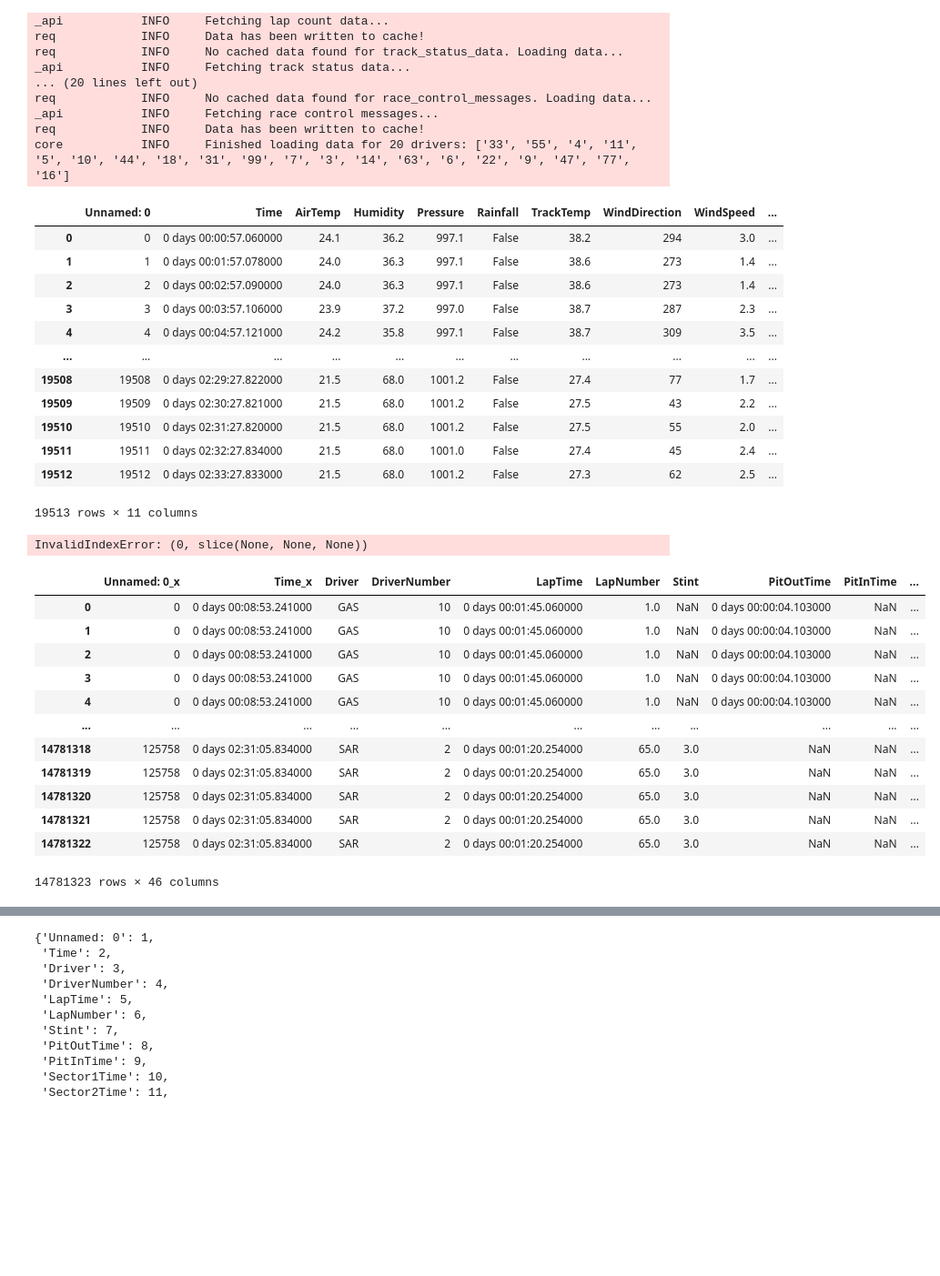
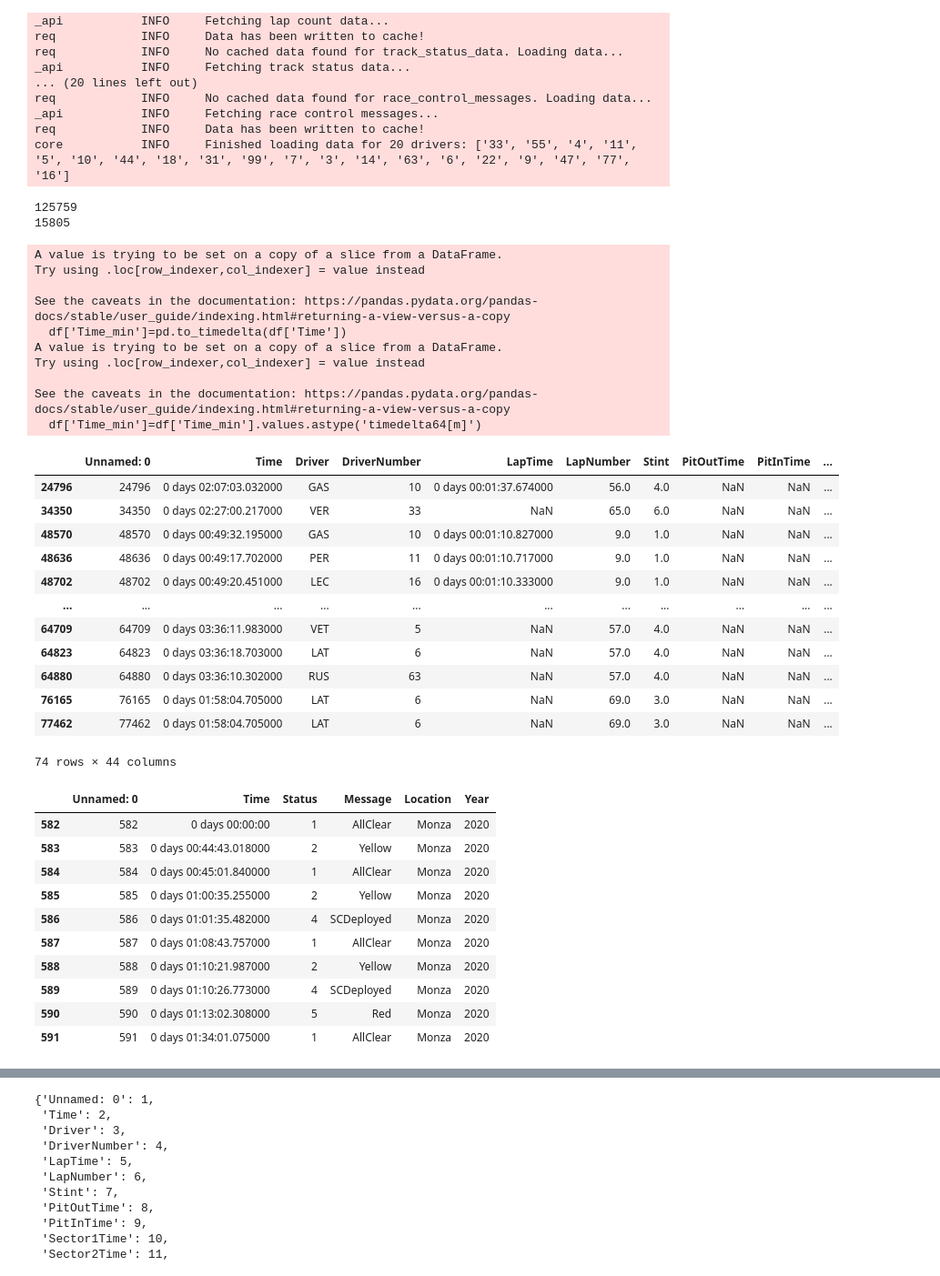
Before and after one commit to le-dav/f1-binottor, a Jupyter notebook: notebooks/exploration.ipynb, the cells around one changed output, grey strips where cells are left out. Shown at 91% size. Cells and saved outputs as stored; diff of their text form; code cells hidden in the pictures; blank space fills up the shorter version.

Commit message:
Work in progress: merge_weather and merge_track_status

```diff
--- a/notebooks/exploration.ipynb
+++ b/notebooks/exploration.ipynb
@@ -36,52 +36,68 @@ core           INFO     Finished loading data for 20 drivers: ['33', '55', '4',
 # %%
 big_laps = pd.read_csv("../raw_data/laps.csv")
 weather = pd.read_csv("../raw_data/weather.csv")
+track = pd.read_csv("../raw_data/track_status.csv")
 
 #fastf1.get_event_schedule(2017)
 #big_laps['Compound'].fillna(method="bfill",limit=3,inplace=True)
 
 #big_laps[['Compound','Year',"LapNumber"]][big_laps['Compound'].isna() & big_laps['LapNumber']==1]
-# %% [output]
-|  | Unnamed: 0 | Time | AirTemp | Humidity | Pressure | Rainfall | TrackTemp | WindDirection | WindSpeed | ... |
-| 0 | 0 | 0 days 00:00:57.060000 | 24.1 | 36.2 | 997.1 | False | 38.2 | 294 | 3.0 | ... |
-| 1 | 1 | 0 days 00:01:57.078000 | 24.0 | 36.3 | 997.1 | False | 38.6 | 273 | 1.4 | ... |
-| 2 | 2 | 0 days 00:02:57.090000 | 24.0 | 36.3 | 997.1 | False | 38.6 | 273 | 1.4 | ... |
-| 3 | 3 | 0 days 00:03:57.106000 | 23.9 | 37.2 | 997.0 | False | 38.7 | 287 | 2.3 | ... |
-| 4 | 4 | 0 days 00:04:57.121000 | 24.2 | 35.8 | 997.1 | False | 38.7 | 309 | 3.5 | ... |
-| ... | ... | ... | ... | ... | ... | ... | ... | ... | ... | ... |
-| 19508 | 19508 | 0 days 02:29:27.822000 | 21.5 | 68.0 | 1001.2 | False | 27.4 | 77 | 1.7 | ... |
-| 19509 | 19509 | 0 days 02:30:27.821000 | 21.5 | 68.0 | 1001.2 | False | 27.5 | 43 | 2.2 | ... |
-| 19510 | 19510 | 0 days 02:31:27.820000 | 21.5 | 68.0 | 1001.2 | False | 27.5 | 55 | 2.0 | ... |
-| 19511 | 19511 | 0 days 02:32:27.834000 | 21.5 | 68.0 | 1001.0 | False | 27.4 | 45 | 2.4 | ... |
-| 19512 | 19512 | 0 days 02:33:27.833000 | 21.5 | 68.0 | 1001.2 | False | 27.3 | 62 | 2.5 | ... |
-19513 rows × 11 columns
-# %%
-big_laps.dtypes
-# %% [output]
-InvalidIndexError: (0, slice(None, None, None))
+# %%
+cleaned_weather= weather.drop_duplicates(subset=['Location','Year','Time_min'], keep='last')
 # %%
 def merge_weather(laps, weather):
     def add_standardized_time(df):
         df['Time_min']=pd.to_timedelta(df['Time'])
         df['Time_min']=df['Time_min'].values.astype('timedelta64[m]')
     add_standardized_time(laps)
     add_standardized_time(weather)
-    laps_extended = laps.merge(weather,on="Time_min",how="left",suffixes=(None,"_w"))
+    # Utiliser df.asfreq(freq='1m',method="ffill") -> to upsample our weather data
+    print(len(laps))
+    print(len(weather))
+    laps_extended = laps.merge(weather,on=["Year","Location","Time_min"],how="left",suffixes=(None,"_w"))
     return laps_extended
 
-laps_extended=merge_weather(big_laps,weather)
+laps_extended=merge_weather(big_laps,cleaned_weather)
 laps_extended
+
+laps_extended[laps_extended['AirTemp'].isna()]
 # %% [output]
+125759
+15805
+A value is trying to be set on a copy of a slice from a DataFrame.
+Try using .loc[row_indexer,col_indexer] = value instead
+
+See the caveats in the documentation: https://pandas.pydata.org/pandas-docs/stable/user_guide/indexing.html#returning-a-view-versus-a-copy
+  df['Time_min']=pd.to_timedelta(df['Time'])
+A value is trying to be set on a copy of a slice from a DataFrame.
+Try using .loc[row_indexer,col_indexer] = value instead
+
+See the caveats in the documentation: https://pandas.pydata.org/pandas-docs/stable/user_guide/indexing.html#returning-a-view-versus-a-copy
+  df['Time_min']=df['Time_min'].values.astype('timedelta64[m]')
-|  | Unnamed: 0_x | Time_x | Driver | DriverNumber | LapTime | LapNumber | Stint | PitOutTime | PitInTime | ... |
-| 0 | 0 | 0 days 00:08:53.241000 | GAS | 10 | 0 days 00:01:45.060000 | 1.0 | NaN | 0 days 00:00:04.103000 | NaN | ... |
-| 1 | 0 | 0 days 00:08:53.241000 | GAS | 10 | 0 days 00:01:45.060000 | 1.0 | NaN | 0 days 00:00:04.103000 | NaN | ... |
-| 2 | 0 | 0 days 00:08:53.241000 | GAS | 10 | 0 days 00:01:45.060000 | 1.0 | NaN | 0 days 00:00:04.103000 | NaN | ... |
-| 3 | 0 | 0 days 00:08:53.241000 | GAS | 10 | 0 days 00:01:45.060000 | 1.0 | NaN | 0 days 00:00:04.103000 | NaN | ... |
-| 4 | 0 | 0 days 00:08:53.241000 | GAS | 10 | 0 days 00:01:45.060000 | 1.0 | NaN | 0 days 00:00:04.103000 | NaN | ... |
+|  | Unnamed: 0 | Time | Driver | DriverNumber | LapTime | LapNumber | Stint | PitOutTime | PitInTime | ... |
+| 24796 | 24796 | 0 days 02:07:03.032000 | GAS | 10 | 0 days 00:01:37.674000 | 56.0 | 4.0 | NaN | NaN | ... |
+| 34350 | 34350 | 0 days 02:27:00.217000 | VER | 33 | NaN | 65.0 | 6.0 | NaN | NaN | ... |
+| 48570 | 48570 | 0 days 00:49:32.195000 | GAS | 10 | 0 days 00:01:10.827000 | 9.0 | 1.0 | NaN | NaN | ... |
+| 48636 | 48636 | 0 days 00:49:17.702000 | PER | 11 | 0 days 00:01:10.717000 | 9.0 | 1.0 | NaN | NaN | ... |
+| 48702 | 48702 | 0 days 00:49:20.451000 | LEC | 16 | 0 days 00:01:10.333000 | 9.0 | 1.0 | NaN | NaN | ... |
 | ... | ... | ... | ... | ... | ... | ... | ... | ... | ... | ... |
-| 14781318 | 125758 | 0 days 02:31:05.834000 | SAR | 2 | 0 days 00:01:20.254000 | 65.0 | 3.0 | NaN | NaN | ... |
-| 14781319 | 125758 | 0 days 02:31:05.834000 | SAR | 2 | 0 days 00:01:20.254000 | 65.0 | 3.0 | NaN | NaN | ... |
-| 14781320 | 125758 | 0 days 02:31:05.834000 | SAR | 2 | 0 days 00:01:20.254000 | 65.0 | 3.0 | NaN | NaN | ... |
-| 14781321 | 125758 | 0 days 02:31:05.834000 | SAR | 2 | 0 days 00:01:20.254000 | 65.0 | 3.0 | NaN | NaN | ... |
-| 14781322 | 125758 | 0 days 02:31:05.834000 | SAR | 2 | 0 days 00:01:20.254000 | 65.0 | 3.0 | NaN | NaN | ... |
+| 64709 | 64709 | 0 days 03:36:11.983000 | VET | 5 | NaN | 57.0 | 4.0 | NaN | NaN | ... |
+| 64823 | 64823 | 0 days 03:36:18.703000 | LAT | 6 | NaN | 57.0 | 4.0 | NaN | NaN | ... |
+| 64880 | 64880 | 0 days 03:36:10.302000 | RUS | 63 | NaN | 57.0 | 4.0 | NaN | NaN | ... |
+| 76165 | 76165 | 0 days 01:58:04.705000 | LAT | 6 | NaN | 69.0 | 3.0 | NaN | NaN | ... |
+| 77462 | 77462 | 0 days 01:58:04.705000 | LAT | 6 | NaN | 69.0 | 3.0 | NaN | NaN | ... |
-14781323 rows × 46 columns
+74 rows × 44 columns
+# %%
+track[(track.Location == "Monza") & (track.Year == 2020)]
+# %% [output]
+|  | Unnamed: 0 | Time | Status | Message | Location | Year |
+| 582 | 582 | 0 days 00:00:00 | 1 | AllClear | Monza | 2020 |
+| 583 | 583 | 0 days 00:44:43.018000 | 2 | Yellow | Monza | 2020 |
+| 584 | 584 | 0 days 00:45:01.840000 | 1 | AllClear | Monza | 2020 |
+| 585 | 585 | 0 days 01:00:35.255000 | 2 | Yellow | Monza | 2020 |
+| 586 | 586 | 0 days 01:01:35.482000 | 4 | SCDeployed | Monza | 2020 |
+| 587 | 587 | 0 days 01:08:43.757000 | 1 | AllClear | Monza | 2020 |
+| 588 | 588 | 0 days 01:10:21.987000 | 2 | Yellow | Monza | 2020 |
+| 589 | 589 | 0 days 01:10:26.773000 | 4 | SCDeployed | Monza | 2020 |
+| 590 | 590 | 0 days 01:13:02.308000 | 5 | Red | Monza | 2020 |
+| 591 | 591 | 0 days 01:34:01.075000 | 1 | AllClear | Monza | 2020 |
```
Also changed, not shown: parts of 1 cell of this notebook, 1 other file.
